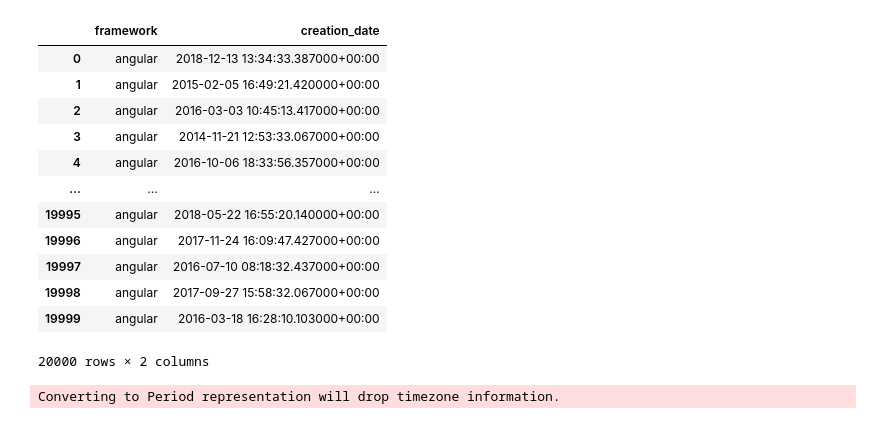
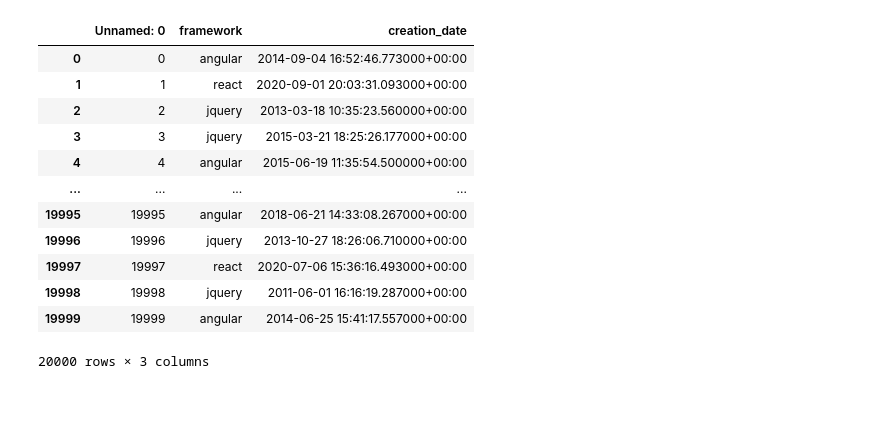
Before and after one commit to Chiyo-no-sake/ds_project, a Jupyter notebook: Analisys.ipynb, the cells around one changed output. Cells and saved outputs as stored; diff of their text form; code cells hidden in the pictures.

```diff
--- a/Analisys.ipynb
+++ b/Analisys.ipynb
@@ -5,28 +6,25 @@ import numpy as np
 # %%
 ####### JS Framework Tag Dataframe Load ##########
 df = pd.read_csv('js-framework-tags-dataframe.csv')
-df = df.drop(columns=['id'])
 df
 # %% [output]
-|  | framework | creation_date |
-| 0 | angular | 2018-12-13 13:34:33.387000+00:00 |
-| 1 | angular | 2015-02-05 16:49:21.420000+00:00 |
-| 2 | angular | 2016-03-03 10:45:13.417000+00:00 |
-| 3 | angular | 2014-11-21 12:53:33.067000+00:00 |
-| 4 | angular | 2016-10-06 18:33:56.357000+00:00 |
-| ... | ... | ... |
-| 19995 | angular | 2018-05-22 16:55:20.140000+00:00 |
-| 19996 | angular | 2017-11-24 16:09:47.427000+00:00 |
-| 19997 | angular | 2016-07-10 08:18:32.437000+00:00 |
-| 19998 | angular | 2017-09-27 15:58:32.067000+00:00 |
-| 19999 | angular | 2016-03-18 16:28:10.103000+00:00 |
+|  | Unnamed: 0 | framework | creation_date |
+| 0 | 0 | angular | 2014-09-04 16:52:46.773000+00:00 |
+| 1 | 1 | react | 2020-09-01 20:03:31.093000+00:00 |
+| 2 | 2 | jquery | 2013-03-18 10:35:23.560000+00:00 |
+| 3 | 3 | jquery | 2015-03-21 18:25:26.177000+00:00 |
+| 4 | 4 | angular | 2015-06-19 11:35:54.500000+00:00 |
+| ... | ... | ... | ... |
+| 19995 | 19995 | angular | 2018-06-21 14:33:08.267000+00:00 |
+| 19996 | 19996 | jquery | 2013-10-27 18:26:06.710000+00:00 |
+| 19997 | 19997 | react | 2020-07-06 15:36:16.493000+00:00 |
+| 19998 | 19998 | jquery | 2011-06-01 16:16:19.287000+00:00 |
+| 19999 | 19999 | angular | 2014-06-25 15:41:17.557000+00:00 |
-20000 rows × 2 columns
+20000 rows × 3 columns
 # %%
 ######### Elaborate counts #####################
 def creationDateToDay(date):
     return pd.to_datetime(date).to_period('M')
 
 
-df['creation_date'] = df['creation_date'].map(creationDateToDay)
+df['month'] = df['creation_date'].map(creationDateToDay)
-# %% [output]
-Converting to Period representation will drop timezone information.
```
Also changed, not shown: parts of 6 cells of this notebook, 2 other files.
